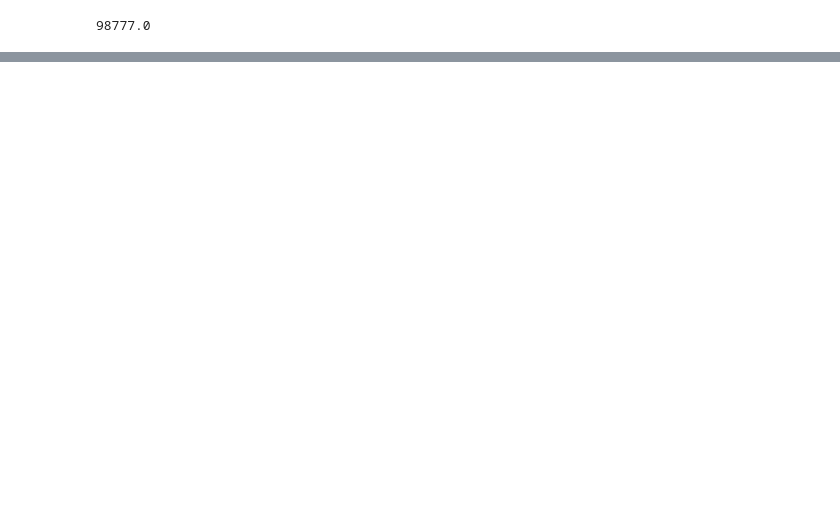
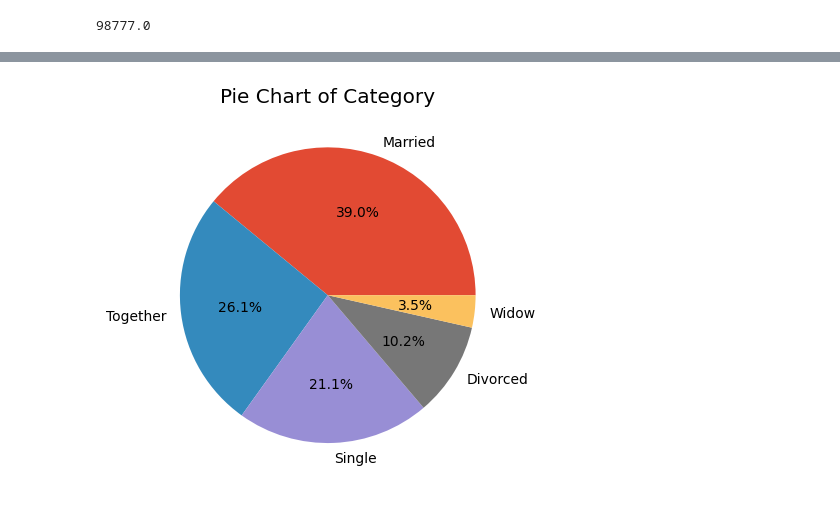
Before and after one commit to AdityaThyMoon/Customer-Insights-Analysis, a Jupyter notebook: eda_customer_personality_analysis.ipynb, the cells around one changed output, grey strips where cells are left out. Cells and saved outputs as stored; diff of their text form; code cells hidden in the pictures; blank space fills up the shorter version.

```diff
--- a/eda_customer_personality_analysis.ipynb
+++ b/eda_customer_personality_analysis.ipynb
@@ -453,0 +483,4 @@ print(df.duplicated().sum())
+# %%
+#I'm gonna have to explain how I found these earlier in the process when I move them. Gonna have to do a value_counts for petty much all columns
+df.loc[df["Education"] == "2n Cycle", "Education"] = "Master"
+df.loc[df["Education"] == "Basic", "Education"] = "Secondary"
@@ -453,0 +500,9 @@ print(df.duplicated().sum())
+# %%
+#The data for this category was collected poorly.
+
+df = df[(df["Marital_Status"] != "Absurd") & (df["Marital_Status"] != "YOLO") & (df["Marital_Status"] != "Secondary")]
+
+#The meaning of "Master" is ambigious, but I'm going to assume it means unmarried man for this EDA.
+df.loc[(df["Marital_Status"] == "Alone") | (df["Marital_Status"] == "Master"), "Marital_Status"] = "Single"
+
+df.drop(columns={"ID"}, inplace=True)
@@ -453,0 +617,7 @@ print(df.duplicated().sum())
+# %%
+counts = df["Marital_Status"].value_counts()
+ax = counts.plot(kind="pie", autopct="%1.1f%%", ylabel="", title="Pie Chart of Category")
+
+plt.show()
+# %% [output]
+[figure, added]
```
Also changed, not shown: parts of 104 cells of this notebook.
